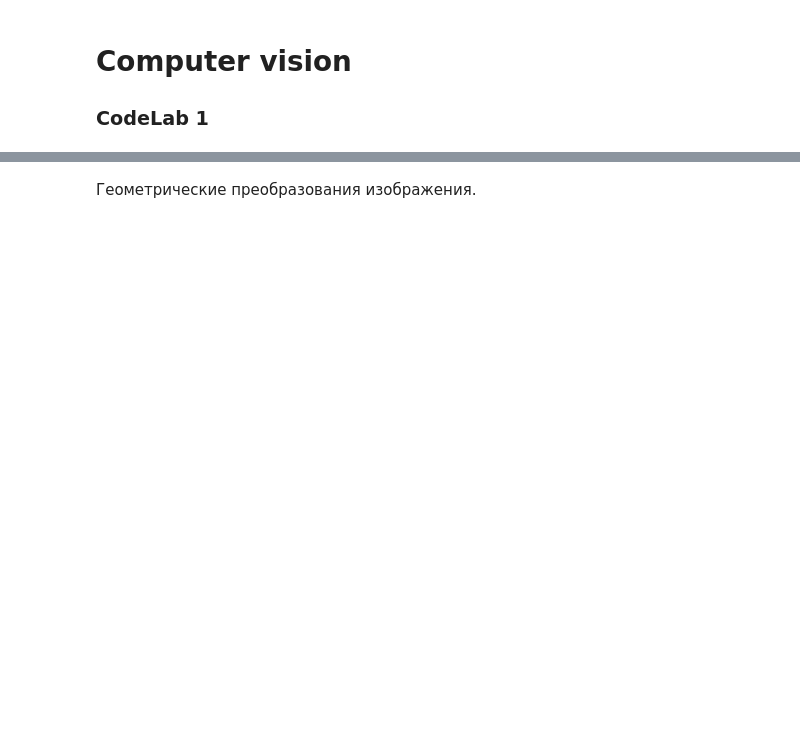
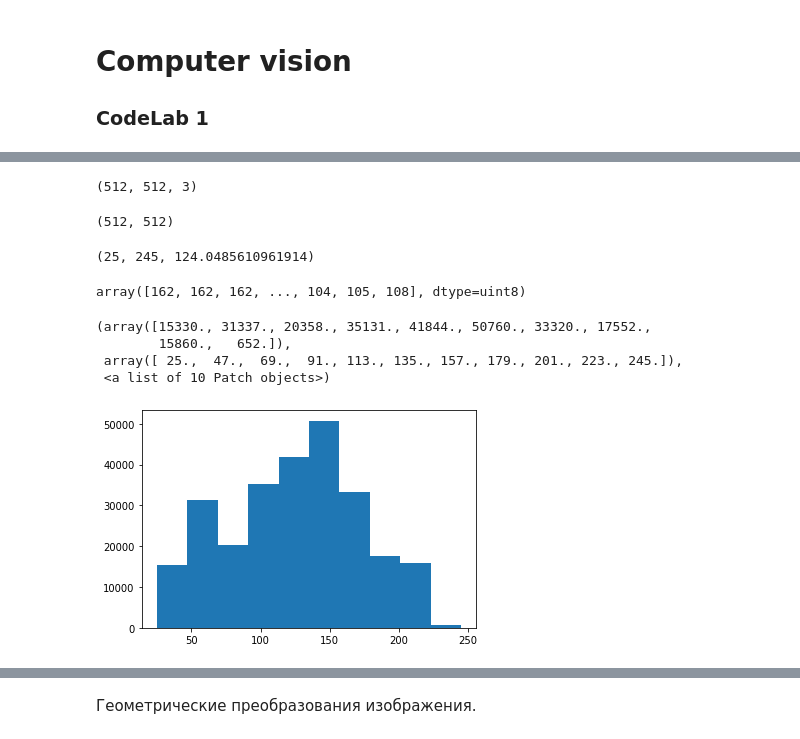
Before and after one commit to balezz/cv_course, a Jupyter notebook: CV_codelab_1.ipynb, the cells around one changed output, grey strips where cells are left out. Saved outputs shown, nothing was run; the diff lists cells and outputs as text; code cells hidden in the pictures; blank space fills up the shorter version.

```diff
--- a/CV_codelab_1.ipynb
+++ b/CV_codelab_1.ipynb
@@ -12,0 +31,26 @@
+# %%
+img_bgr = cv2.imread('lena.png')
+img_bgr.shape
+# %% [output]
+(512, 512, 3)
+# %%
+gray_image = cv2.cvtColor(img_bgr, cv2.COLOR_BGR2GRAY)
+print(gray_image.shape)
+# %% [output]
+(512, 512)
+# %%
+gray_image.min(), gray_image.max(), gray_image.mean()
+# %% [output]
+(25, 245, 124.0485610961914)
+# %%
+gray_image.ravel()
+# %% [output]
+array([162, 162, 162, ..., 104, 105, 108], dtype=uint8)
+# %%
+plt.hist(gray_image.ravel())
+# %% [output]
+(array([15330., 31337., 20358., 35131., 41844., 50760., 33320., 17552.,
+        15860.,   652.]),
+ array([ 25.,  47.,  69.,  91., 113., 135., 157., 179., 201., 223., 245.]),
+ <a list of 10 Patch objects>)
+[figure, added]
```
Also changed, not shown: parts of 39 cells of this notebook.
